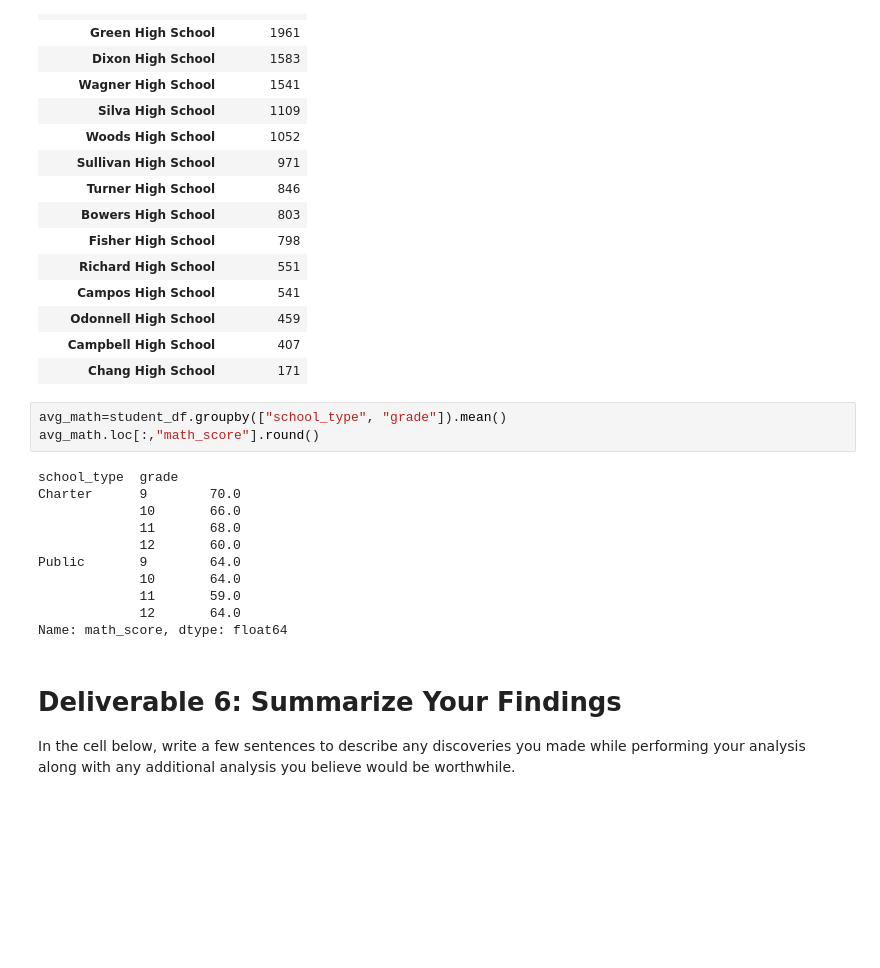
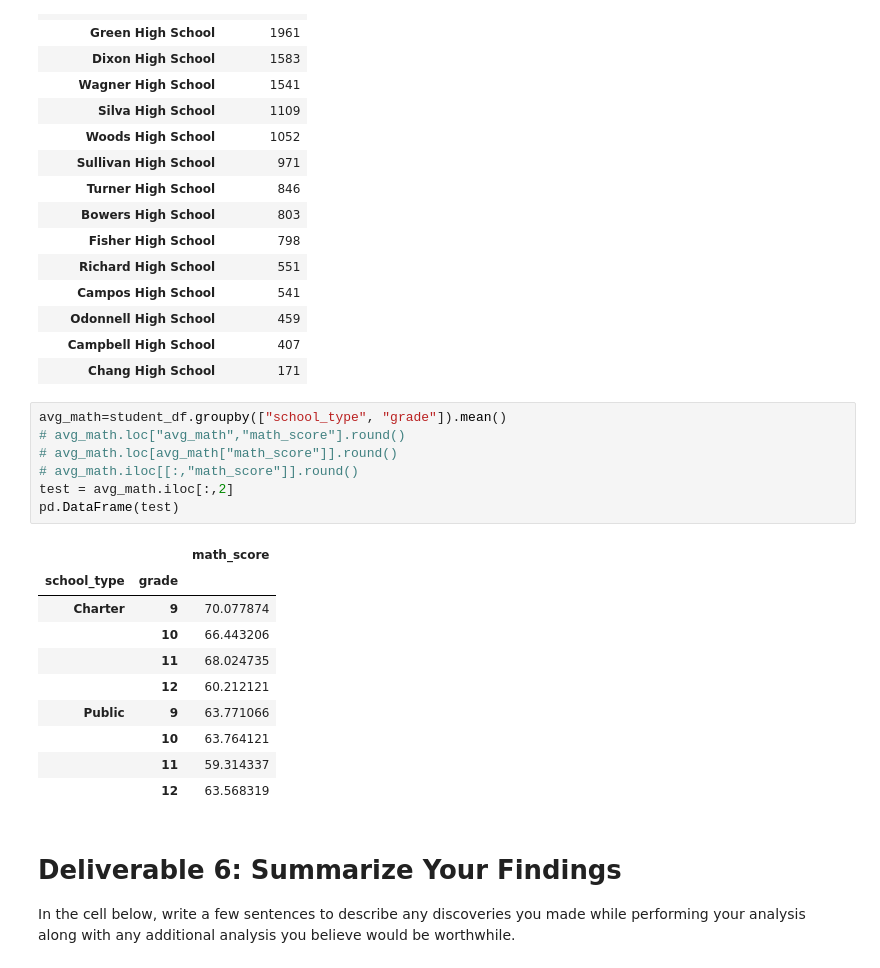
Before and after one commit to hheng9/School_District_Analysis, a Jupyter notebook: Student_Data_Challenge_Starter_Code.ipynb, the cells around one changed output. Drawn from its saved outputs; the diff is of its cells as text; blank space fills up the shorter version.

```diff
--- a/Student_Data_Challenge_Starter_Code.ipynb
+++ b/Student_Data_Challenge_Starter_Code.ipynb
@@ -325,18 +327,22 @@ school_count.iloc[0::,0:1].sort_values(by="student_id", ascending=False)
 | Chang High School | 171 |
 # %%
 avg_math=student_df.groupby(["school_type", "grade"]).mean()
-avg_math.loc[:,"math_score"].round()
+# avg_math.loc["avg_math","math_score"].round()
+# avg_math.loc[avg_math["math_score"]].round()
+# avg_math.iloc[[:,"math_score"]].round()
+test = avg_math.iloc[:,2]
+pd.DataFrame(test)
 # %% [output]
-school_type  grade
-Charter      9        70.0
-             10       66.0
-             11       68.0
-             12       60.0
-Public       9        64.0
-             10       64.0
-             11       59.0
-             12       64.0
-Name: math_score, dtype: float64
+|  |  | math_score |
+| school_type | grade |  |
+| Charter | 9 | 70.077874 |
+|  | 10 | 66.443206 |
+|  | 11 | 68.024735 |
+|  | 12 | 60.212121 |
+| Public | 9 | 63.771066 |
+|  | 10 | 63.764121 |
+|  | 11 | 59.314337 |
+|  | 12 | 63.568319 |
 # %% [markdown]
 # Deliverable 6: Summarize Your Findings
 In the cell below, write a few sentences to describe any discoveries you made while performing your analysis along with any additional analysis you believe would be worthwhile.
```
Also changed, not shown: parts of 1 cell of this notebook.
